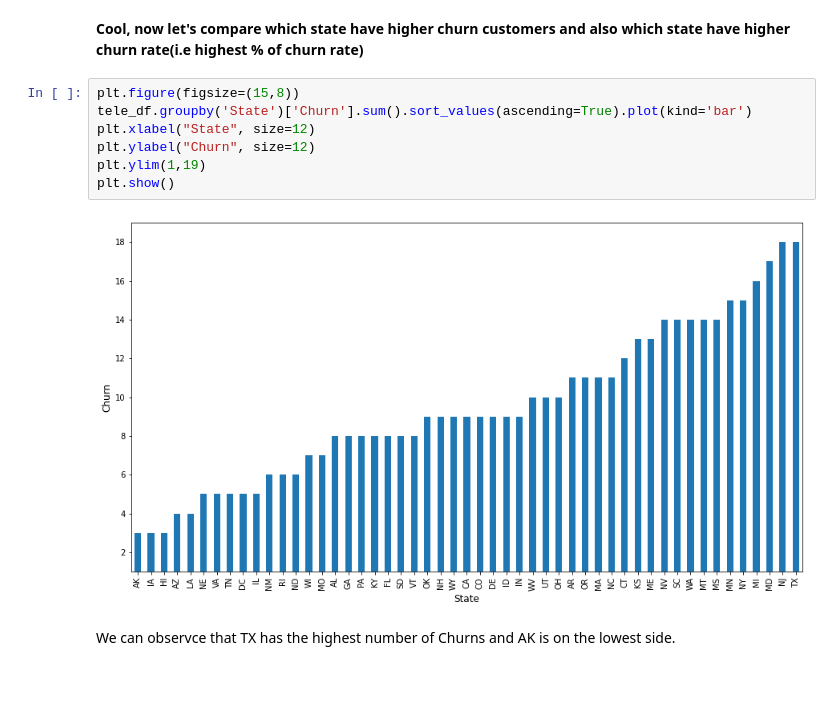
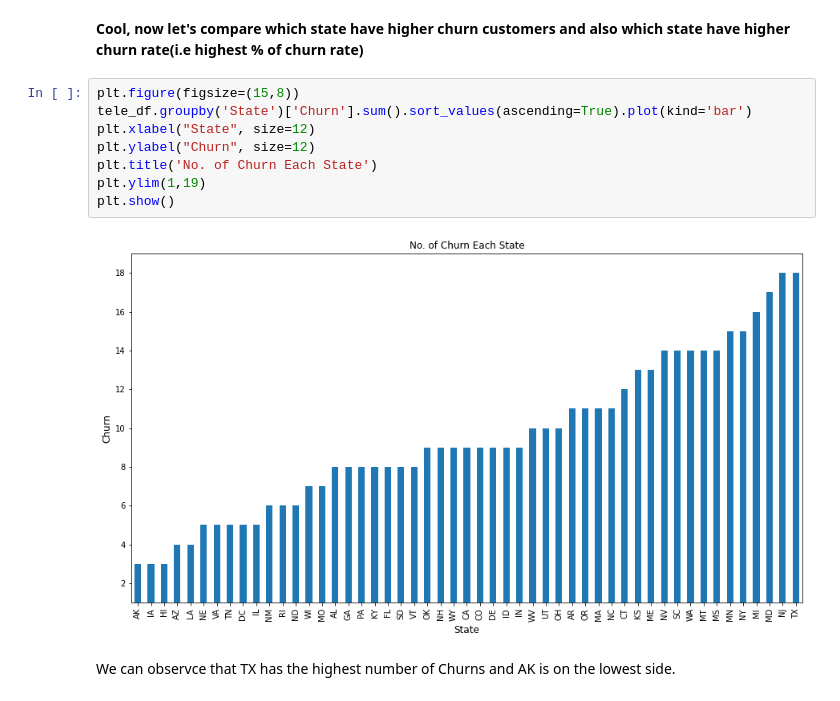
Before and after one commit to DT22179/Telecom-Churn-Analysis, a Jupyter notebook: Telecom_Churn_Analysis_Capstone_Project.ipynb, the cells around one changed output. Drawn from its saved outputs; the diff is of its cells as text.

```diff
--- a/Telecom_Churn_Analysis_Capstone_Project.ipynb
+++ b/Telecom_Churn_Analysis_Capstone_Project.ipynb
@@ -312,12 +312,13 @@ We can observe that state with highest number of customer's don't have highest m
 # %%
 plt.figure(figsize=(15,8))
 tele_df.groupby('State')['Churn'].sum().sort_values(ascending=True).plot(kind='bar')
 plt.xlabel("State", size=12)
 plt.ylabel("Churn", size=12)
+plt.title('No. of Churn Each State')
 plt.ylim(1,19)
 plt.show()
 # %% [output]
-[figure, old version]
+[figure, new version]
 # %% [markdown]
 We can observce that TX has the highest number of Churns and AK is on the lowest side.
 # %% [markdown]
```
Also changed, not shown: parts of 20 cells of this notebook.
